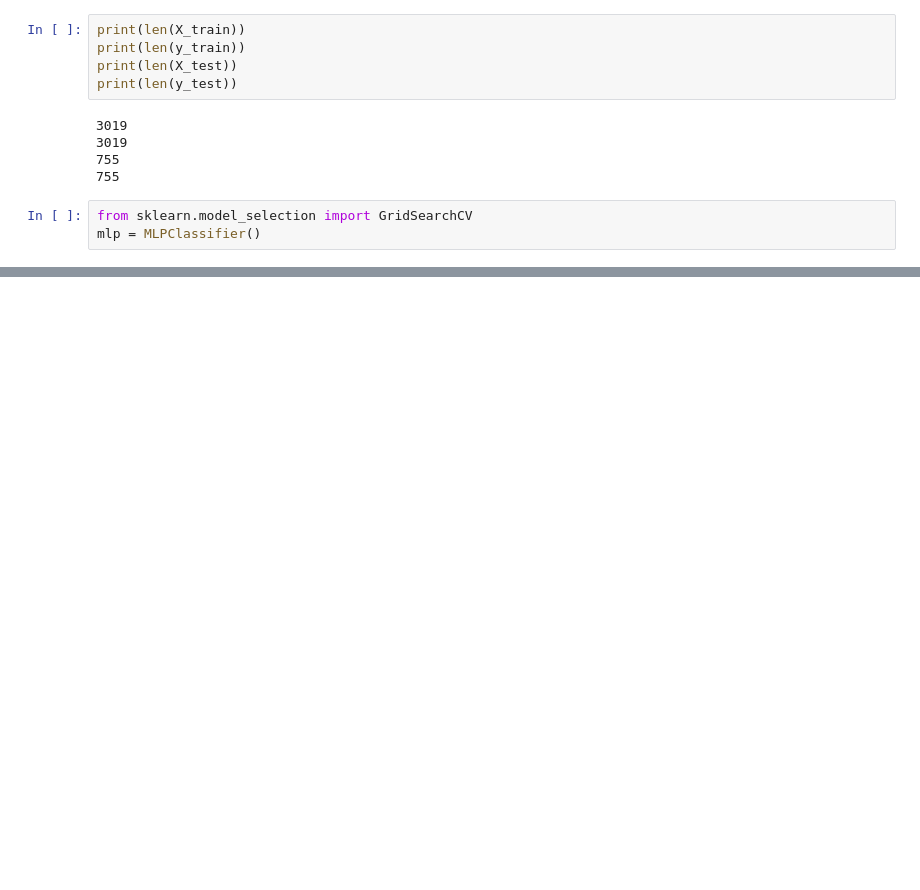
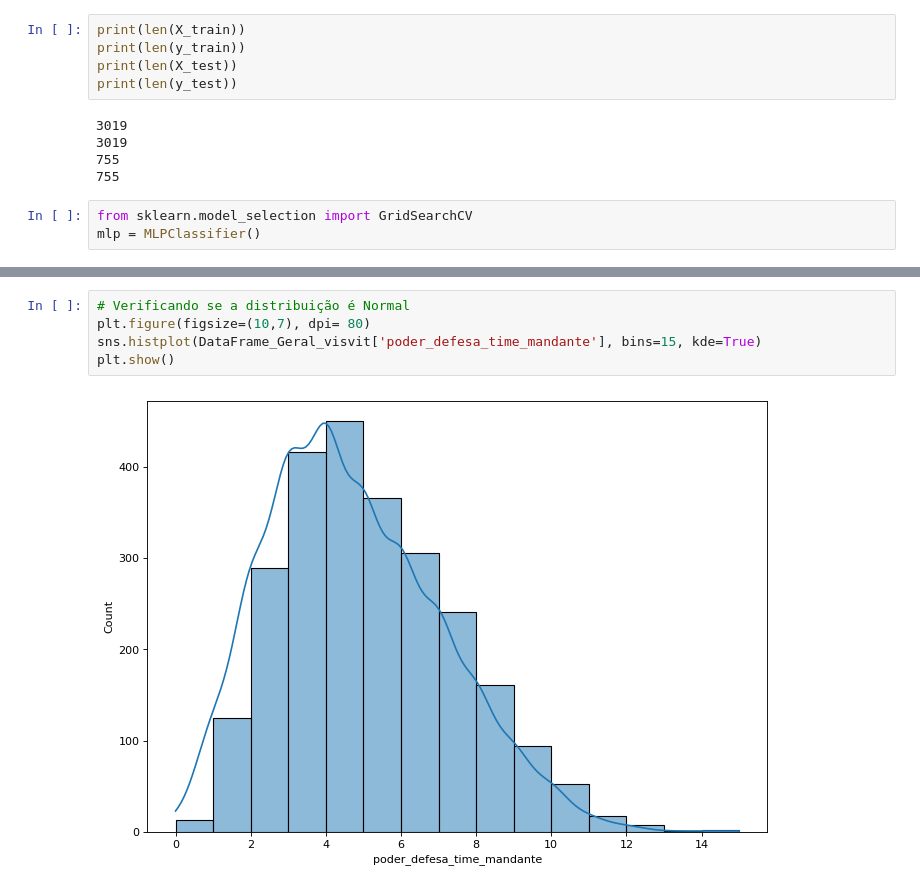
Before and after one commit to paulopetrillo/PROJETO_IFMA_SOFTEX, a Jupyter notebook: PROJETO_IFMA_SOFTEX_2024_01_02.ipynb, the cells around one changed output, grey strips where cells are left out. Drawn from its saved outputs; the diff is of its cells as text; blank space fills up the shorter version.

```diff
--- a/PROJETO_IFMA_SOFTEX_2024_01_02.ipynb
+++ b/PROJETO_IFMA_SOFTEX_2024_01_02.ipynb
@@ -285,0 +376,7 @@ Acurácia do teste: 0.390728
+# %%
+# Verificando se a distribuição é Normal
+plt.figure(figsize=(10,7), dpi= 80)
+sns.histplot(DataFrame_Geral_visvit['poder_defesa_time_mandante'], bins=15, kde=True)
+plt.show()
+# %% [output]
+[figure, added]
```
Also changed, not shown: parts of 33 cells of this notebook.
